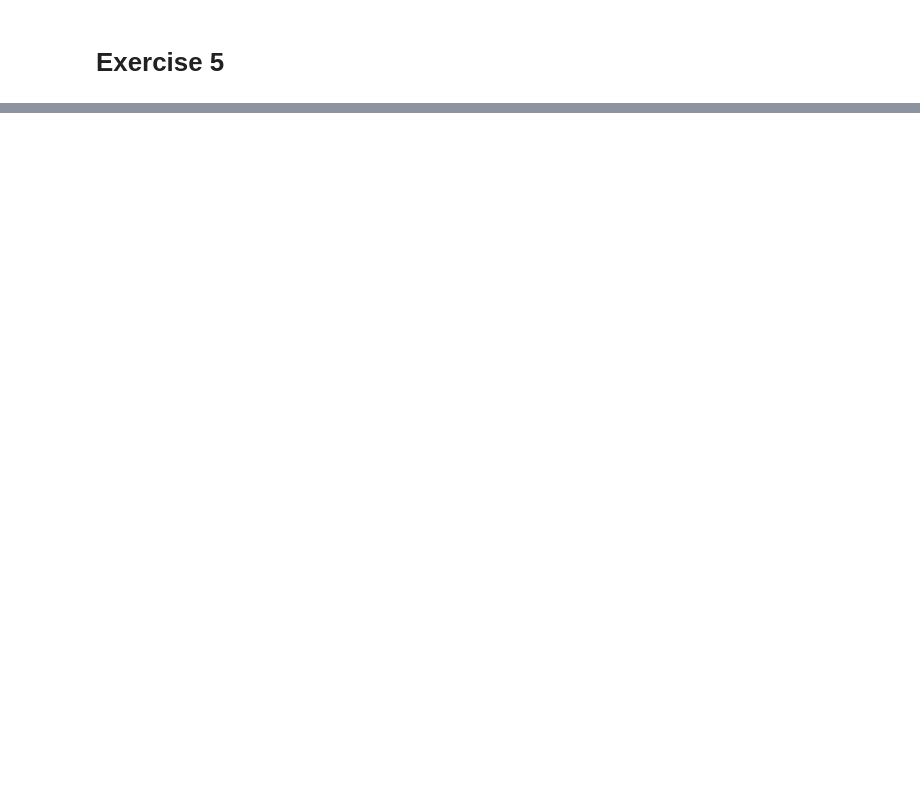
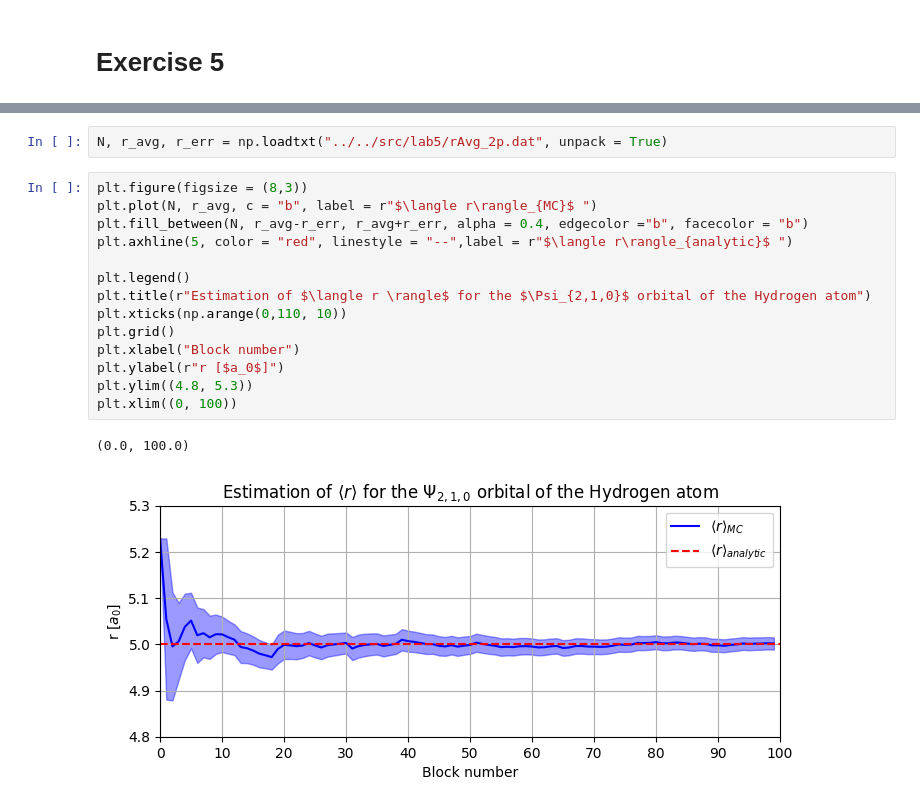
Before and after one commit to Giac97/Simulazione-Numerica, a Jupyter notebook: notebooks/Exercise 5/Exercise 5 - Analysis.ipynb, the cells around one changed output, grey strips where cells are left out. Saved outputs shown, nothing was run; the diff lists cells and outputs as text; blank space fills up the shorter version.

```diff
--- a/notebooks/Exercise 5/Exercise 5 - Analysis.ipynb
+++ b/notebooks/Exercise 5/Exercise 5 - Analysis.ipynb
@@ -40,0 +61,19 @@ plt.xlim((0, 100))
+# %%
+N, r_avg, r_err = np.loadtxt("../../src/lab5/rAvg_2p.dat", unpack = True)
+# %%
+plt.figure(figsize = (8,3))
+plt.plot(N, r_avg, c = "b", label = r"$\langle r\rangle_{MC}$ ")
+plt.fill_between(N, r_avg-r_err, r_avg+r_err, alpha = 0.4, edgecolor ="b", facecolor = "b")
+plt.axhline(5, color = "red", linestyle = "--",label = r"$\langle r\rangle_{analytic}$ ")
+
+plt.legend()
+plt.title(r"Estimation of $\langle r \rangle$ for the $\Psi_{2,1,0}$ orbital of the Hydrogen atom")
+plt.xticks(np.arange(0,110, 10))
+plt.grid()
+plt.xlabel("Block number")
+plt.ylabel(r"r [$a_0$]")
+plt.ylim((4.8, 5.3))
+plt.xlim((0, 100))
+# %% [output]
+(0.0, 100.0)
+[figure, added]
```
Also changed, not shown: parts of 12 cells of this notebook, 1 other file.
